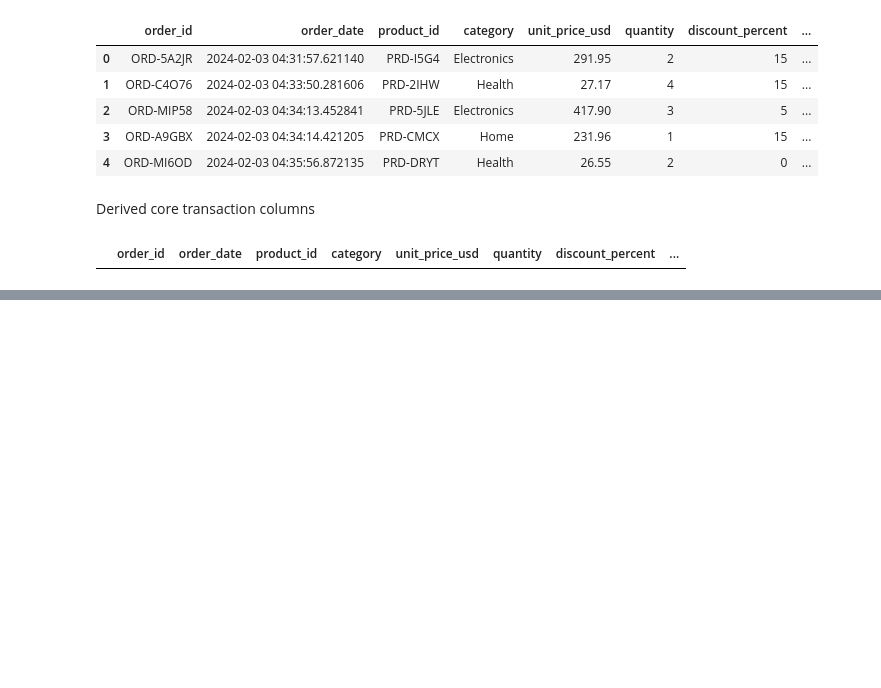
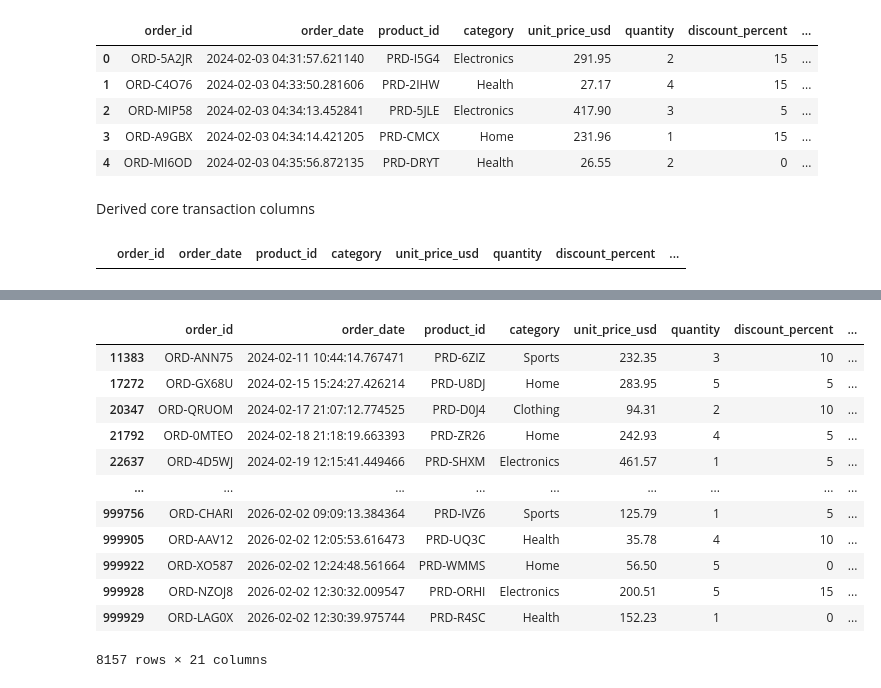
Before and after one commit to arkanhadna/promo-analysis, a Jupyter notebook: main.ipynb, the cells around one changed output, grey strips where cells are left out. Saved outputs shown, nothing was run; the diff lists cells and outputs as text; code cells hidden in the pictures; blank space fills up the shorter version.

Commit message:
add costumer_tenure_days and days_since_last_order

```diff
--- a/main.ipynb
+++ b/main.ipynb
@@ -132,0 +135,16 @@ df1[(df1['promo_depth_bucket']=='No Promo') & (df1['is_promo']==1)]
+# %%
+# Ensure order_date is a datetime
+df1['order_date'] = pd.to_datetime(df1['order_date'])
+
+# Compute first order date per customer and tenure in days
+first_order = df1.groupby('customer_id')['order_date'].transform('min')
+df1['customer_tenure_days'] = (df1['order_date'] - first_order).dt.days
+
+# Compute days since previous order for each customer
+# Uses groupby.shift(1) to get the previous order_date within each customer
+last_order = df1.groupby('customer_id')['order_date'].shift(1)
+df1['days_since_last_order'] = (df1['order_date'] - last_order).dt.days
+# For first orders the value will be NaN. If you prefer 0 for first orders uncomment below:
+df1['days_since_last_order'] = df1['days_since_last_order'].fillna(0).astype(int)
+# Quick check
+df1[['customer_id','order_date','days_since_last_order']].head(10)
@@ -132,0 +179,16 @@ df1[(df1['promo_depth_bucket']=='No Promo') & (df1['is_promo']==1)]
+# %%
+df1[df1['customer_tenure_days']>0]
+# %% [output]
+|  | order_id | order_date | product_id | category | unit_price_usd | quantity | discount_percent | ... |
+| 11383 | ORD-ANN75 | 2024-02-11 10:44:14.767471 | PRD-6ZIZ | Sports | 232.35 | 3 | 10 | ... |
+| 17272 | ORD-GX68U | 2024-02-15 15:24:27.426214 | PRD-U8DJ | Home | 283.95 | 5 | 5 | ... |
+| 20347 | ORD-QRUOM | 2024-02-17 21:07:12.774525 | PRD-D0J4 | Clothing | 94.31 | 2 | 10 | ... |
+| 21792 | ORD-0MTEO | 2024-02-18 21:18:19.663393 | PRD-ZR26 | Home | 242.93 | 4 | 5 | ... |
+| 22637 | ORD-4D5WJ | 2024-02-19 12:15:41.449466 | PRD-SHXM | Electronics | 461.57 | 1 | 5 | ... |
+| ... | ... | ... | ... | ... | ... | ... | ... | ... |
+| 999756 | ORD-CHARI | 2026-02-02 09:09:13.384364 | PRD-IVZ6 | Sports | 125.79 | 1 | 5 | ... |
+| 999905 | ORD-AAV12 | 2026-02-02 12:05:53.616473 | PRD-UQ3C | Health | 35.78 | 4 | 10 | ... |
+| 999922 | ORD-XO587 | 2026-02-02 12:24:48.561664 | PRD-WMMS | Home | 56.50 | 5 | 0 | ... |
+| 999928 | ORD-NZOJ8 | 2026-02-02 12:30:32.009547 | PRD-ORHI | Electronics | 200.51 | 5 | 15 | ... |
+| 999929 | ORD-LAG0X | 2026-02-02 12:30:39.975744 | PRD-R4SC | Health | 152.23 | 1 | 0 | ... |
+8157 rows × 21 columns
```
Also changed, not shown: parts of 3 cells of this notebook.
